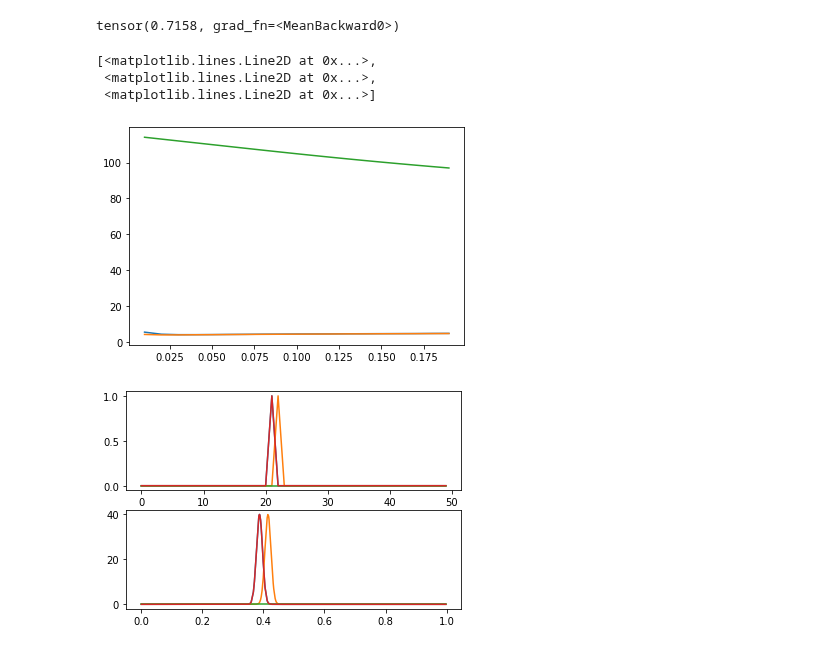
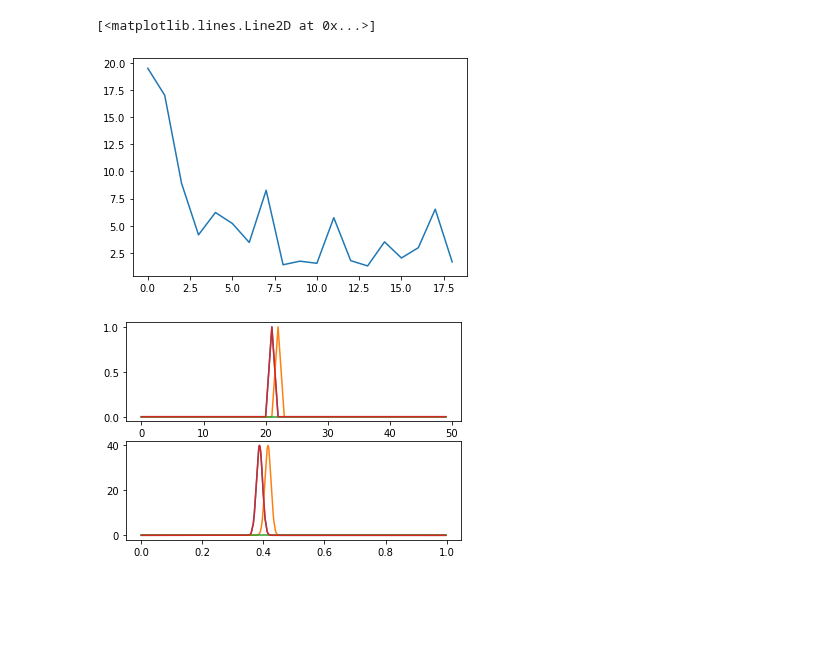
Before and after one commit to simonebmalerba/neural_VAE, a Jupyter notebook: bernoulli_enc.ipynb, the cells around one changed output. Drawn from its saved outputs; the diff is of its cells as text; code cells hidden in the pictures; blank space fills up the shorter version.

Commit message:
Bernoulli losses

```diff
--- a/bernoulli_enc.ipynb
+++ b/bernoulli_enc.ipynb
@@ -7,5 +9,6 @@ from src.encoders_decoders import *
 # %%
 N = 50
+K=5
 #Define data distribution
 x_data = torch.distributions.uniform.Uniform(0,1).sample((500,))[:,None]
 x_sorted,indices = x_data.sort(dim=0)
@@ -33,46 +36,39 @@ def distortion_ideal(x,encoder,lat_samp=10,tau=0.5):
     h = torch.softmax(r@lam + b,dim=2)
     D = torch.cat([-torch.log(h[i,:,i]) for i in range(bsize)]).mean()
     return D
+def rate_iidBernoulli(x,encoder,p_q):
+    l_r_x = encoder(x)
+    R = (torch.sigmoid(l_r_x)*(F.logsigmoid(l_r_x) - np.log(p_q)) + torch.sigmoid(-l_r_x)*(F.logsigmoid(-l_r_x) - np.log(1-p_q))).sum(dim=1).mean()
+    return R
+def rate_vampBernoulli(x,encoder,x_k):
+    #x_k = x_sorted[random.sample(range(500),K)]
+    l_r_x = encoder(x_sorted)[:,:,None]
+    l_r = encoder(x_k).transpose(0,1)[None,:,:]
+    KLs = (torch.sigmoid(l_r_x)*(F.logsigmoid(l_r_x) - F.logsigmoid(l_r)) + torch.sigmoid(-l_r_x)*  (F.logsigmoid(-l_r_x) - F.logsigmoid(-l_r))).sum(dim=1)
+    R = -torch.logsumexp(-KLs-np.log(K),dim=1).mean()
+    return R
 # %%
-dVec = []
-dtVec = []
-rVec = []
+DVec = []
+DtVec = []
+RVec = []
+
 for sigmai in np.arange(0.01,0.2,0.01):
     enc = BernoulliEncoder(N,x_min-0.2,x_max+0.2)
-    enc.log_sigmas = torch.log(sigmai*torch.ones(N)[None,:])
+    enc.log_sigmas = torch.nn.Parameter(torch.log(sigmai*torch.ones(N)[None,:]))
     inv_sigma2 = torch.exp(-2*enc.log_sigmas).transpose(0,1)
     phi0 = torch.cat((enc.cs.transpose(0,1)*inv_sigma2,-0.5*inv_sigma2),dim=1)
     dec = GaussianDecoder(phi0)
-    dVec.append(distortion_gaussian(x_sorted,enc,dec,tau=0.1).item())
-    dtVec.append(distortion_ideal(x_sorted,enc,tau=0.1).item())
+    DVec.append(distortion_gaussian(x_sorted,enc,dec,tau=0.1).item())
+    DtVec.append(distortion_ideal(x_sorted,enc,tau=0.1).item())
     l_r_x = enc(x_sorted)
     #Dkl between two bernoulli distributions
-    r = (torch.sigmoid(l_r_x)*(F.logsigmoid(l_r_x) - np.log(0.1)) + torch.sigmoid(-l_r_x)*(F.logsigmoid(-l_r_x) - np.log(0.1))).sum(dim=1).mean()
-    rVec.append(r.item())
+    x_k = x_sorted[random.sample(range(500),K)]
+    R =rate_vampBernoulli(x_sorted,enc,x_k)
+    #print(R)
+    RVec.append(R.item())
-# %%
-enc = BernoulliEncoder(N,x_min-0.2,x_max+0.2)
-lat_samp=10
-tau=0.1
-enc.log_sigmas = torch.log(0.01*torch.ones(N)[None,:])
-inv_sigma2 = torch.exp(-2*enc.log_sigmas).transpose(0,1)
-phi0 = torch.cat((enc.cs.transpose(0,1)*inv_sigma2,-0.5*inv_sigma2),dim=1)
-dec = GaussianDecoder(phi0)
-p_r_x = enc(x_sorted)
-bsize,N = p_r_x.shape
-eps = torch.rand(bsize,lat_samp,N)
-r = torch.sigmoid((torch.log(eps) - torch.log(1-eps) + p_r_x[:,None,:])/tau)
-mu_dec,sigma2_dec = dec(r)
-inv_sigma2_dec = 1/sigma2_dec
-mp = mu_dec*inv_sigma2_dec
-logq_x_r = -0.5*(x_sorted**2)*inv_sigma2_dec + x_sorted*mp - 0.5*mu_dec*mp - 0.5*torch.log(2*np.pi*sigma2_dec)
-logq_x_r.mean()
-# %% [output]
-tensor(0.7158, grad_fn=<MeanBackward0>)
-# %%
-plt.plot(np.arange(0.01,0.2,0.01),dVec + np.log(500),np.arange(0.01,0.2,0.01),dtVec,
-np.arange(0.01,0.2,0.01),rVec)
-# %% [output]
-[<matplotlib.lines.Line2D at 0x...>,
- <matplotlib.lines.Line2D at 0x...>,
- <matplotlib.lines.Line2D at 0x...>]
-[figure, removed]
+# %%
+plt.plot(np.array(RVec)+np.array(DVec))
+#plt.plot(DVec + np.log(500))
+# %% [output]
+[<matplotlib.lines.Line2D at 0x...>]
+[figure, added]
```
Also changed, not shown: parts of 9 cells of this notebook, 4 other files.
